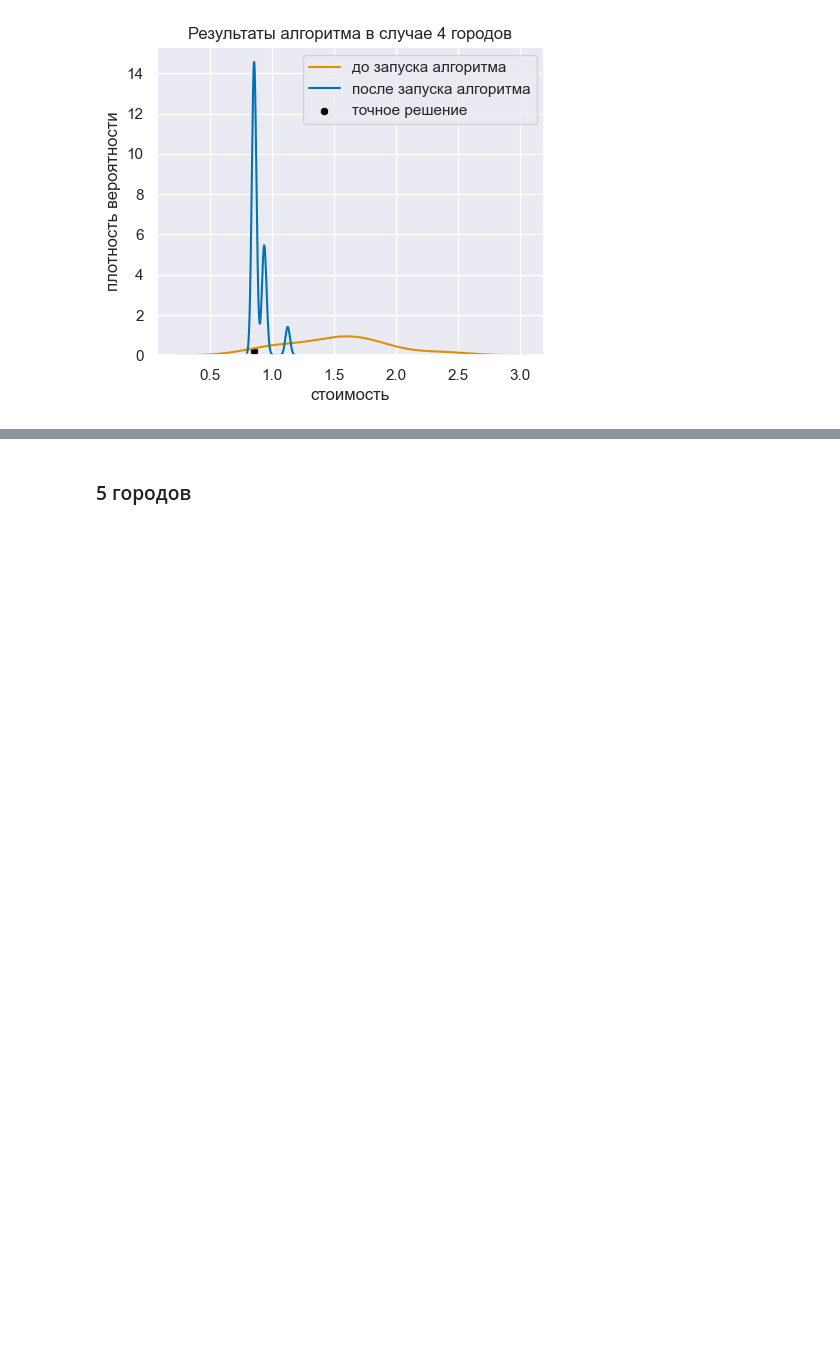
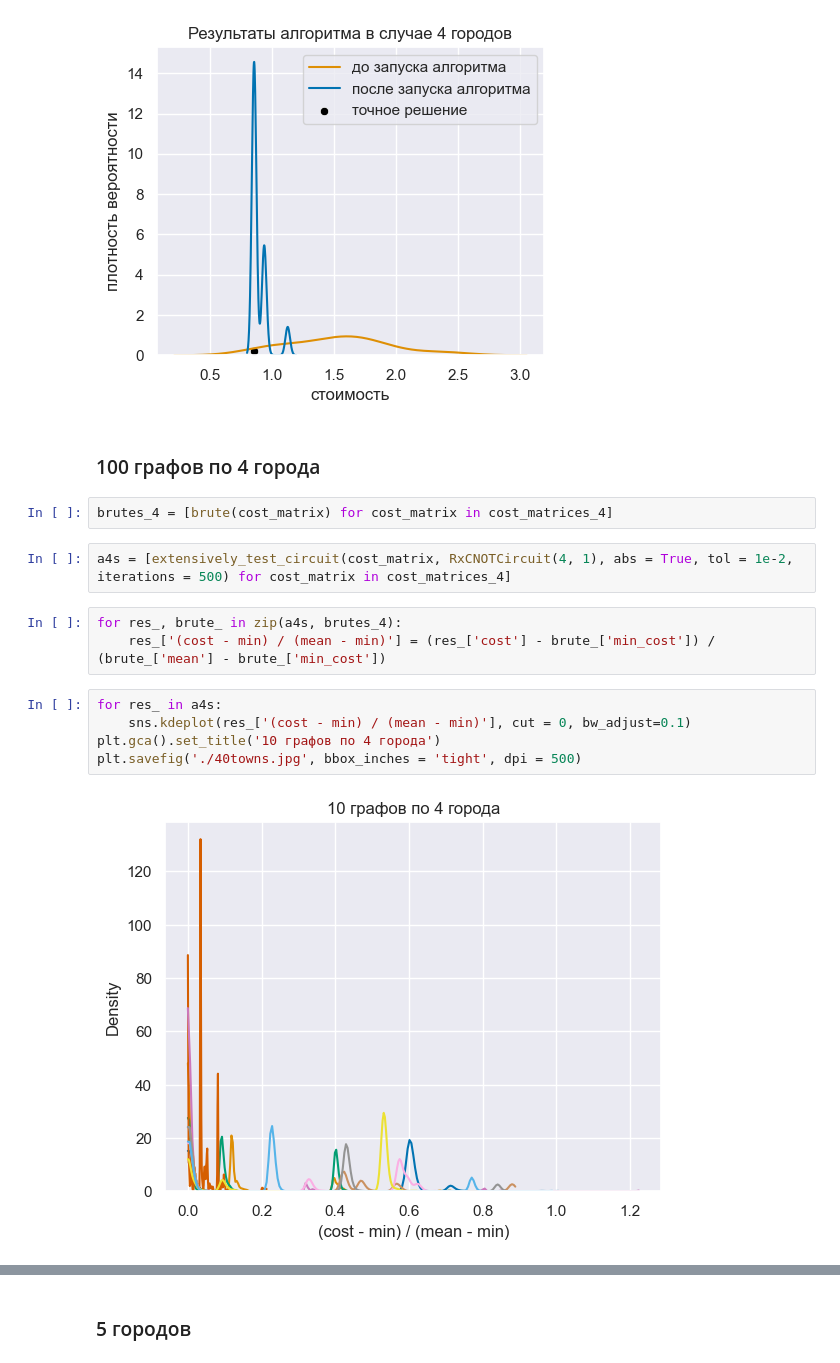
Before and after one commit to Batmaev/qua, a Jupyter notebook: CleanCalculations/cc1.ipynb, the cells around one changed output, grey strips where cells are left out. Drawn from its saved outputs; the diff is of its cells as text; blank space fills up the shorter version.

```diff
--- a/CleanCalculations/cc1.ipynb
+++ b/CleanCalculations/cc1.ipynb
@@ -647,3 +666,19 @@ ax.set_title("Результаты алгоритма в случае 4 горо
 plt.savefig("./4towns.pdf", bbox_inches = 'tight')
 # %% [output]
 [figure]
+# %% [markdown]
+### 100 графов по 4 города
+# %%
+brutes_4 = [brute(cost_matrix) for cost_matrix in cost_matrices_4]
+# %%
+a4s = [extensively_test_circuit(cost_matrix, RxCNOTCircuit(4, 1), abs = True, tol = 1e-2, iterations = 500) for cost_matrix in cost_matrices_4]
+# %%
+for res_, brute_ in zip(a4s, brutes_4):
+    res_['(cost - min) / (mean - min)'] = (res_['cost'] - brute_['min_cost']) / (brute_['mean'] - brute_['min_cost'])
+# %%
+for res_ in a4s:
+    sns.kdeplot(res_['(cost - min) / (mean - min)'], cut = 0, bw_adjust=0.1)
+plt.gca().set_title('10 графов по 4 города')
+plt.savefig('./40towns.jpg', bbox_inches = 'tight', dpi = 500)
+# %% [output]
+[figure, added]
```
Also changed, not shown: parts of 67 cells of this notebook, 23 other files.
